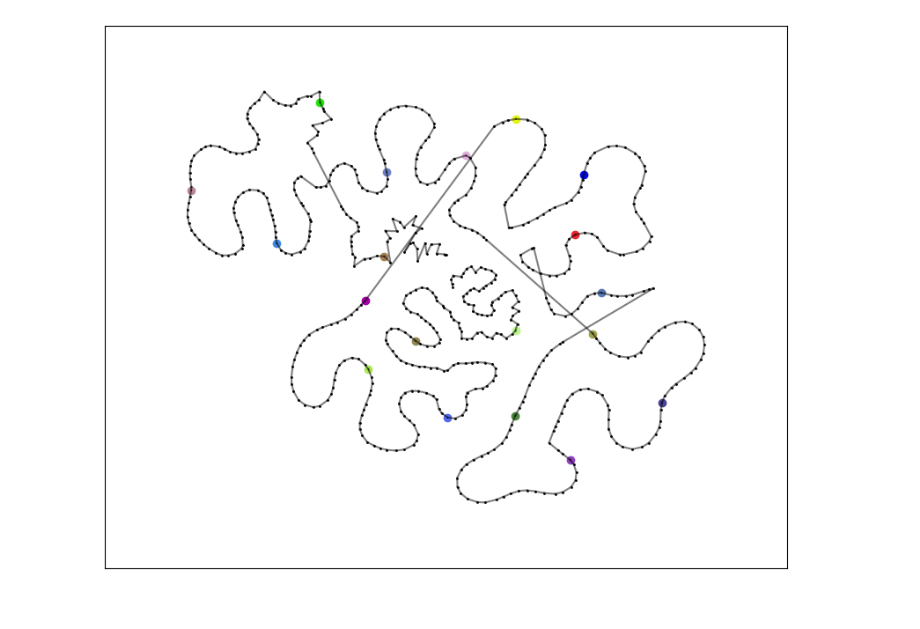
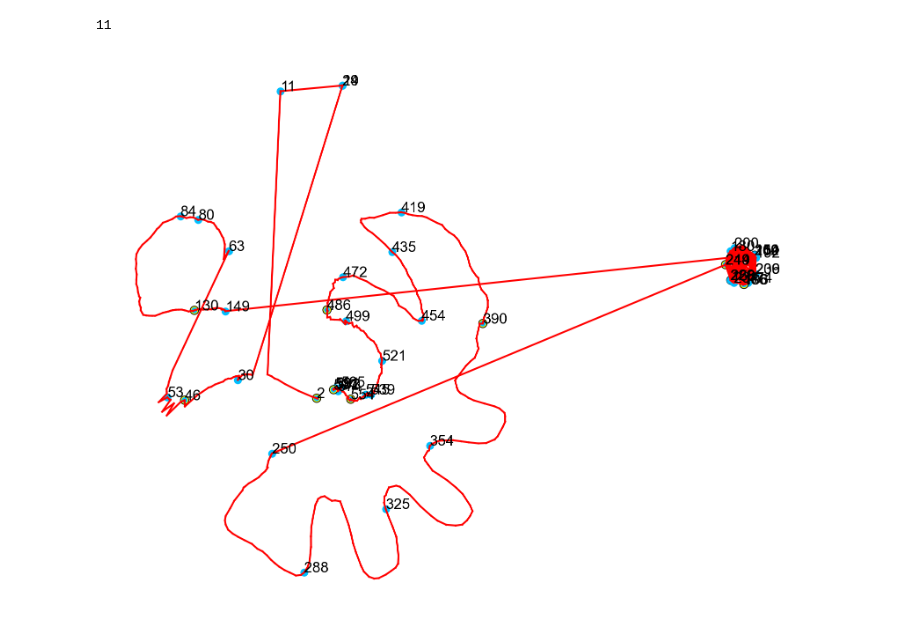
Before and after one commit to spacefarers/MetaINR, a Jupyter notebook: visualization/tsne.ipynb, the cells around one changed output. Drawn from its saved outputs; the diff is of its cells as text; code cells hidden in the pictures.

```diff
--- a/visualization/tsne.ipynb
+++ b/visualization/tsne.ipynb
@@ -41,7 +41,11 @@ for idx, model_path in enumerate(tqdm(model_paths)):
     try:
         model.net.load_state_dict(torch.load(model_path))
     except Exception as e:
-        model.load_state_dict(torch.load(model_path))
+        try:
+            model.load_state_dict(torch.load(model_path))
+        except Exception as e:
+            net.load_state_dict(torch.load(model_path))
+            model = l2l.algorithms.MAML(net, lr=0.0005, first_order=True).to(config.device)
     weights = extract_weights(model.net)
     all_weights.append(weights.cpu().numpy())
 
@@ -98,0 +101,2 @@ ic| all_weights.shape: (598, 330241)
+# %%
+tsne_results = compute_tsne(all_weights, perplexity=250, n_iter=3000)
@@ -99,40 +164,53 @@ ic| all_weights.shape: (598, 330241)
+# %%
+len(double_selected)
+# %% [output]
+11
 # %%
+from matplotlib import patheffects
+
 prev_center = []
 # Plotting
-plt.figure(figsize=(10, 8))
+plt.figure(figsize=(10, 8), dpi=200)
 
 black = [0, 0, 0]
+red = [1, 0, 0]
 
 for idx in range(len(model_paths)):
     x = tsne_results[idx, 0]
     y = tsne_results[idx, 1]
 
     if idx in selected_models:
-        plt.scatter(x, y, color=colors[idx])
-    else:
-        plt.scatter(x, y, s=1, color=black)
+        if idx in double_selected:
+            plt.scatter(x, y, s=30, color='deepskyblue', edgecolors='yellow', linewidths=0.7, path_effects=[
+            patheffects.withStroke(linewidth=2, foreground="black") # <-- Black outline!
+        ])
+        else:
+            plt.scatter(x, y, s=30, color='deepskyblue')
+        plt.annotate(f'{idx+1}', (x, y), fontsize=12, fontfamily='Arial', color='black')
 
     # draw line to previous center
     if prev_center:
         # line
-        plt.plot([prev_center[0], x], [prev_center[1], y], color=black, alpha=0.5)
+        plt.plot([prev_center[0], x], [prev_center[1], y], color=red, alpha=1)
     prev_center = [x, y]
 
     # Annotate the plot with the label at the centroid
     # if idx % 20 == 0:
     #     plt.annotate(f'Model {idx+1}', (centroid_x, centroid_y), fontsize=12)
 
 # remove axis ticks
 plt.xticks([])
 plt.yticks([])
+plt.axis('off')
 
 # get current x and y limits
 x0, x1 = plt.xlim()
 y0, y1 = plt.ylim()
 
-r = 0.1
-plt.xlim(x0 - r*(x1-x0), x1 + r*(x1-x0))
-plt.ylim(y0 - r*(y1-y0), y1 + r*(y1-y0))
-plt.show()
+# r = 0.1
+# plt.xlim(x0 - r*(x1-x0), x1 + r*(x1-x0))
+# plt.ylim(y0 - r*(y1-y0), y1 + r*(y1-y0))
+plt.savefig('tsne.png')
+plt.show(block=False)
 # %% [output]
-[figure, old version]
+[figure, new version]
```
Also changed, not shown: parts of 6 cells of this notebook, 19 other files.
